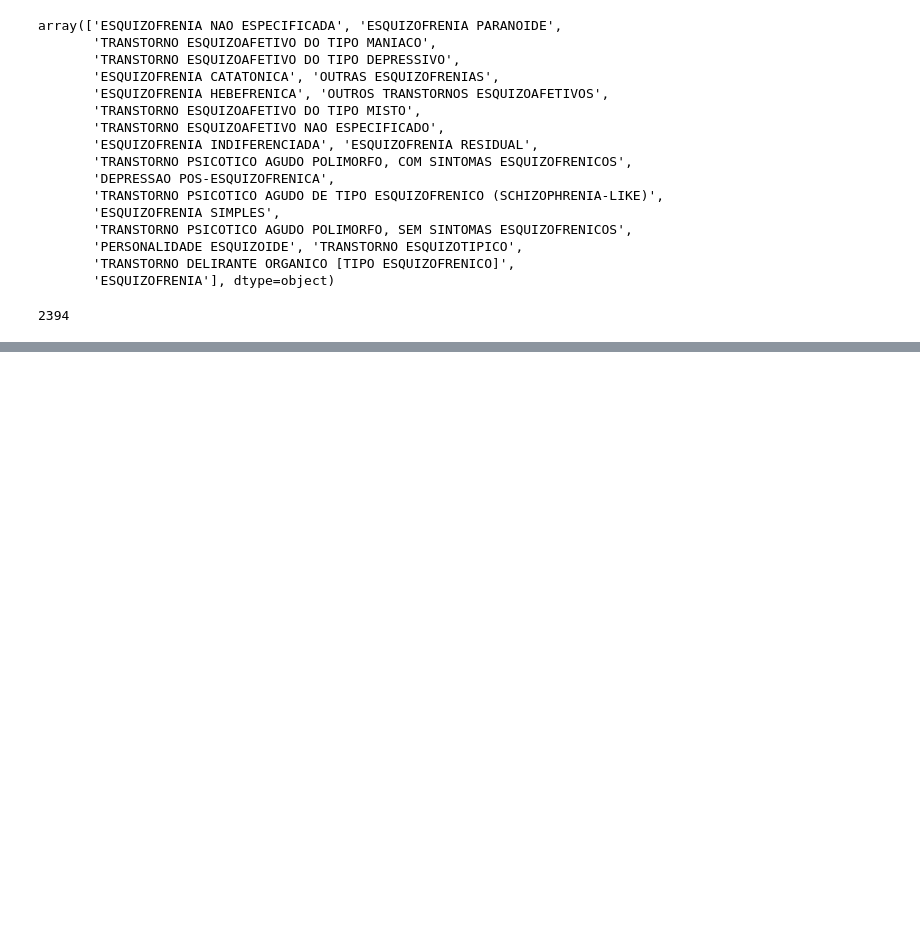
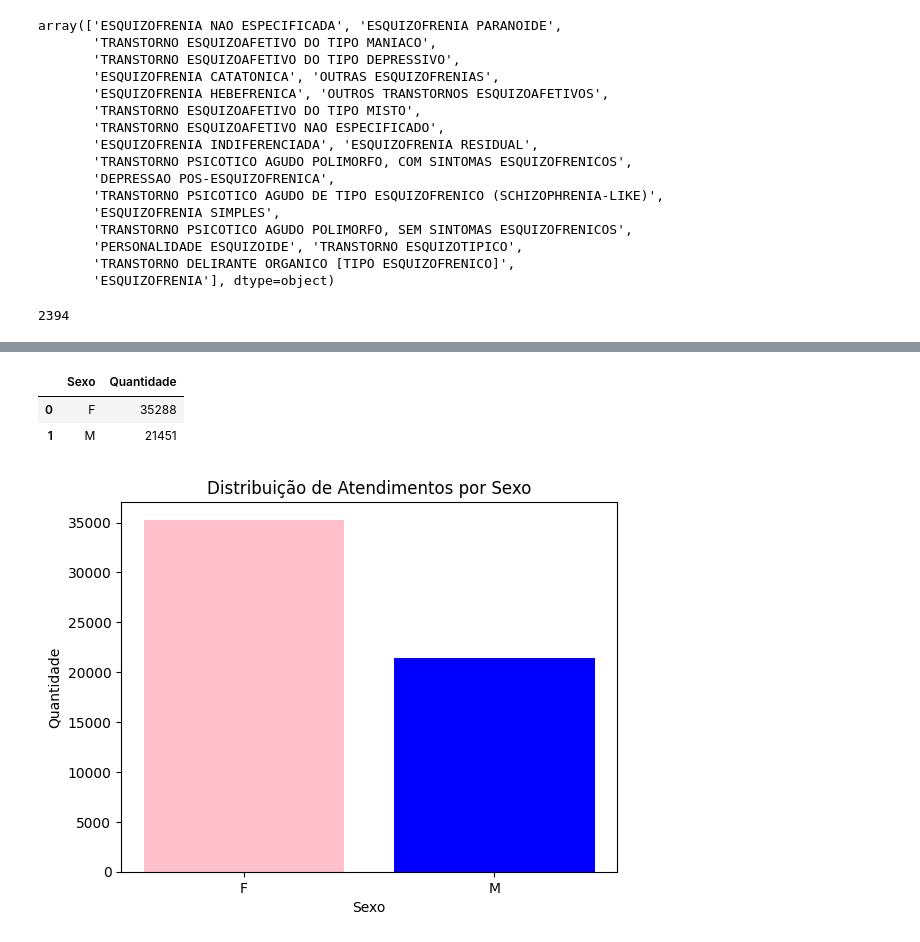
Before and after one commit to GustavoEmanuel901/Analise-dados-de-sa-de-mental-curitiba, a Jupyter notebook: Analise_dos_dados_Curitiba_Saúde_mental.ipynb, the cells around one changed output, grey strips where cells are left out. Saved outputs shown, nothing was run; the diff lists cells and outputs as text; code cells hidden in the pictures; blank space fills up the shorter version.

Commit message:
Distribuição por Sexo e Agrupamento por usuário

```diff
--- a/Analise_dos_dados_Curitiba_Saúde_mental.ipynb
+++ b/Analise_dos_dados_Curitiba_Saúde_mental.ipynb
@@ -38,7 +41,7 @@ memory usage: 384.8+ MB
 # %%
-filtro = data[data['Código do CID'].str.contains('F', na=False)]
+filtro_codigo_do_transtornos_mentais = data[data['Código do CID'].str.contains('F', na=False)]
 
-filtro.head()
+filtro_codigo_do_transtornos_mentais.head()
 # %% [output]
 |  | Data do Atendimento | Data de Nascimento | Sexo | Código do Tipo de Unidade | Tipo de Unidade | ... |
 | 35 | 01/05/2024 00:31:03 | 13/11/1961 00:00:00 | F | 2 | UPA | ... |
@@ -198,0 +287,21 @@ quantidade_de_casos_com_transtorno_esquizo
+# %%
+distribuicao_sexo = filtro_codigo_do_transtornos_mentais['Sexo'].value_counts().reset_index()
+
+# Renomear as colunas para melhor entendimento
+distribuicao_sexo.columns = ['Sexo', 'Quantidade']
+
+# Exibir a distribuição
+distribuicao_sexo.head()
+# %% [output]
+|  | Sexo | Quantidade |
+| 0 | F | 35288 |
+| 1 | M | 21451 |
+# %%
+# Criar um gráfico de barras
+plt.bar(distribuicao_sexo['Sexo'], distribuicao_sexo['Quantidade'], color=['pink', 'blue'])
+plt.xlabel('Sexo')
+plt.ylabel('Quantidade')
+plt.title('Distribuição de Atendimentos por Sexo')
+plt.show()
+# %% [output]
+[figure, added]
```
Also changed, not shown: parts of 20 cells of this notebook.
